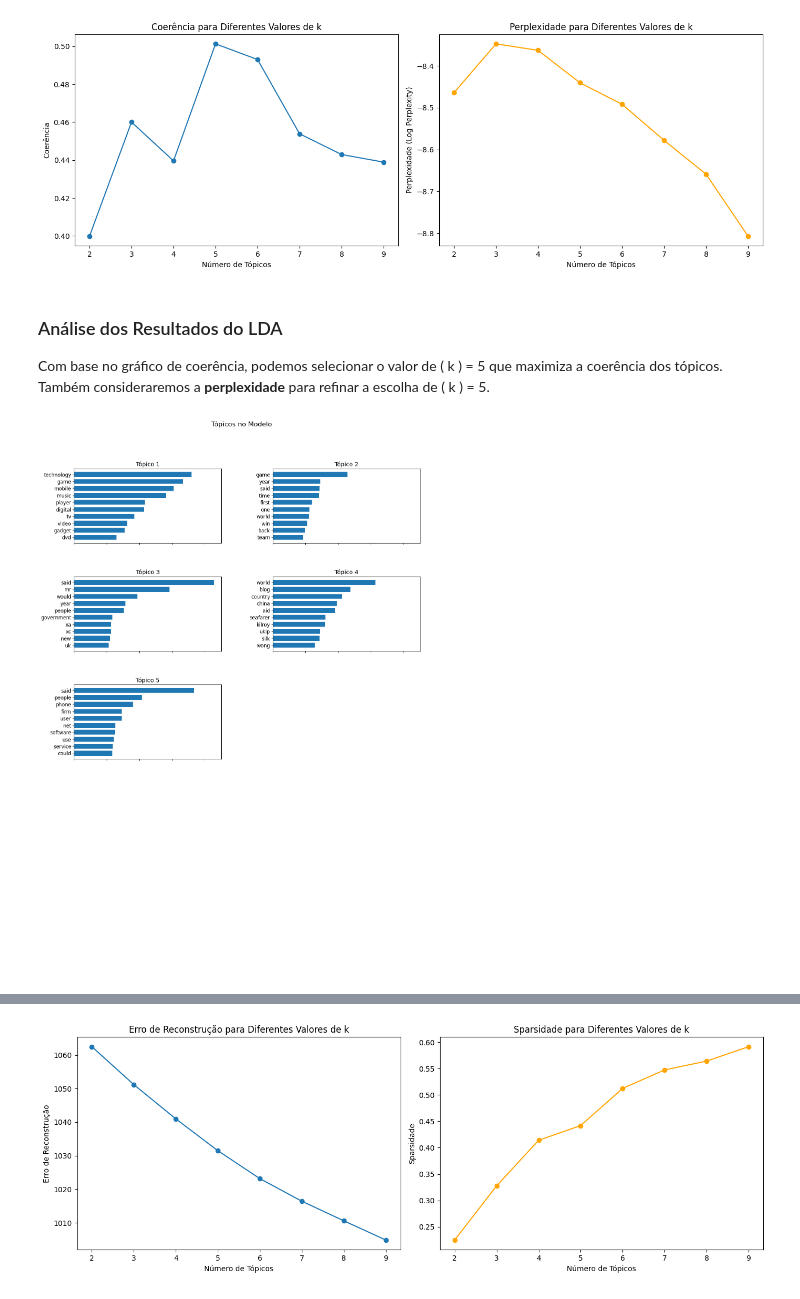
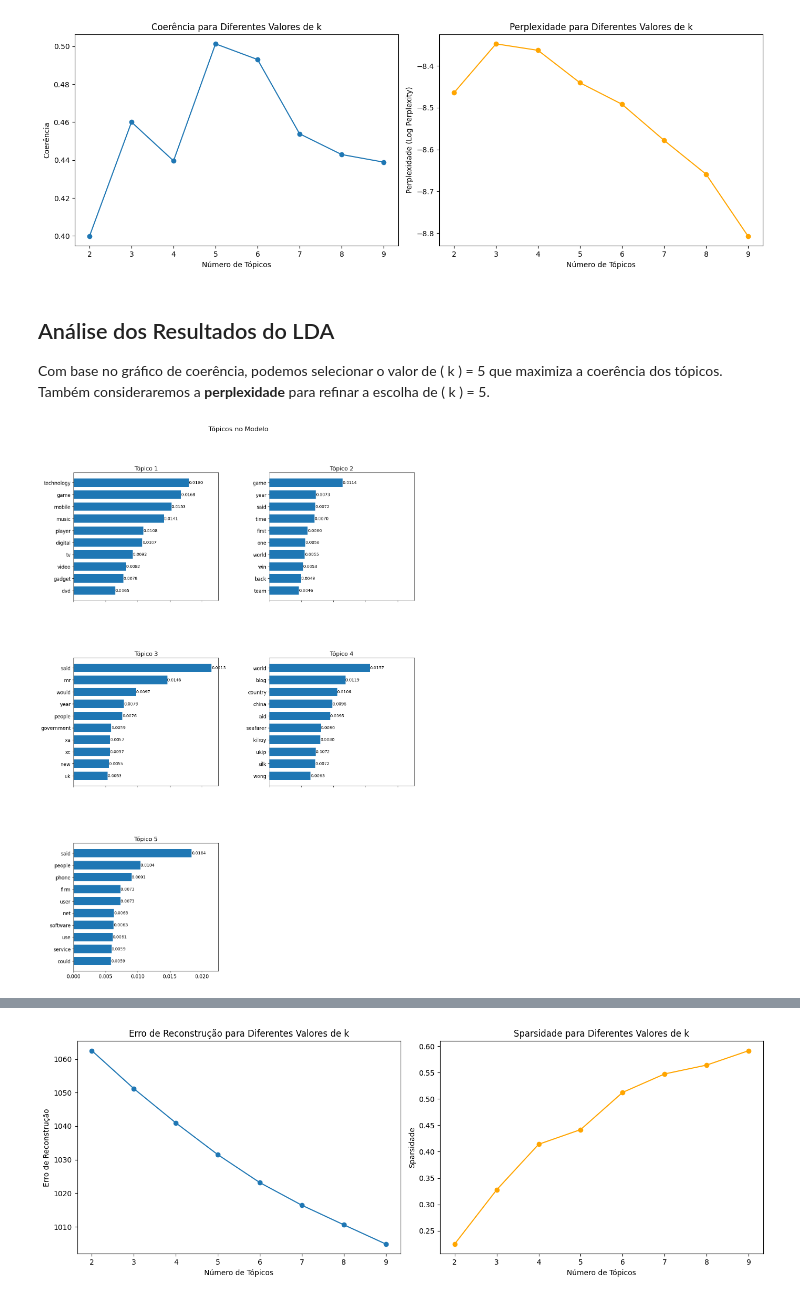
Before and after one commit to ecaf1/NPL_STUDLOG, a Jupyter notebook: Exercise_list/List_2/Topic_Modeling.ipynb, the cells around one changed output, grey strips where cells are left out. Cells and saved outputs as stored; diff of their text form; code cells hidden in the pictures.

```diff
--- a/Exercise_list/List_2/Topic_Modeling.ipynb
+++ b/Exercise_list/List_2/Topic_Modeling.ipynb
@@ -107,30 +101,39 @@ plt.show()
 # %% [output]
 [figure]
 # %% [markdown]
-### Análise dos Resultados do LDA
+## Análise dos Resultados do LDA
 Com base no gráfico de coerência, podemos selecionar o valor de \( k \) = 5 que maximiza a coerência dos tópicos. Também consideraremos a **perplexidade** para refinar a escolha de \( k \) = 5.
 # %%
+# Função para exibir as palavras mais relevante de cada topico
 def plot_lda_topics(model, num_topics, num_words=10):
-    fig, axes = plt.subplots(5, 2, figsize=(15, 20), sharex=True)
+    fig, axes = plt.subplots(3, 2, figsize=(15, 20), sharex=True)
     axes = axes.flatten()
 
     for i, ax in enumerate(axes):
         if i < num_topics:
+            # Obtendo as palavras e os pesos para o tópico
             topic_words = model.show_topic(i, num_words)
             words, weights = zip(*topic_words)
+
+            # Criando o gráfico de barras horizontais
             ax.barh(words, weights, height=0.7)
             ax.set_title(f'Tópico {i+1}', fontsize=14)
             ax.invert_yaxis()
             ax.tick_params(axis='both', which='major', labelsize=12)
-        else:
-            ax.axis('off')
+
+            # Adicionando os valores de pesos nas barras
+            for j, (weight, word) in enumerate(zip(weights, words)):
+                ax.text(weight, j, f'{weight:.4f}', va='centeF
 
     plt.subplots_adjust(top=0.9, bottom=0.05, wspace=0.35, hspace=0.45)
     plt.suptitle(f'Tópicos no Modelo', fontsize=16)
     plt.show()
 
+# Treinando o modelo LDA com k=5
 lda = LdaModel(corpus=corpus, id2word=id2word, num_topics=5, random_state=100,
                          update_every=1, chunksize=100, passes=10, alpha='auto', per_word_topics=True)
+
+# Plotando os tópicos com os pesos
 plot_lda_topics(lda, 5)
 # %% [output]
-[figure, old version]
+[figure, new version]
```
Also changed, not shown: parts of 16 cells of this notebook.
